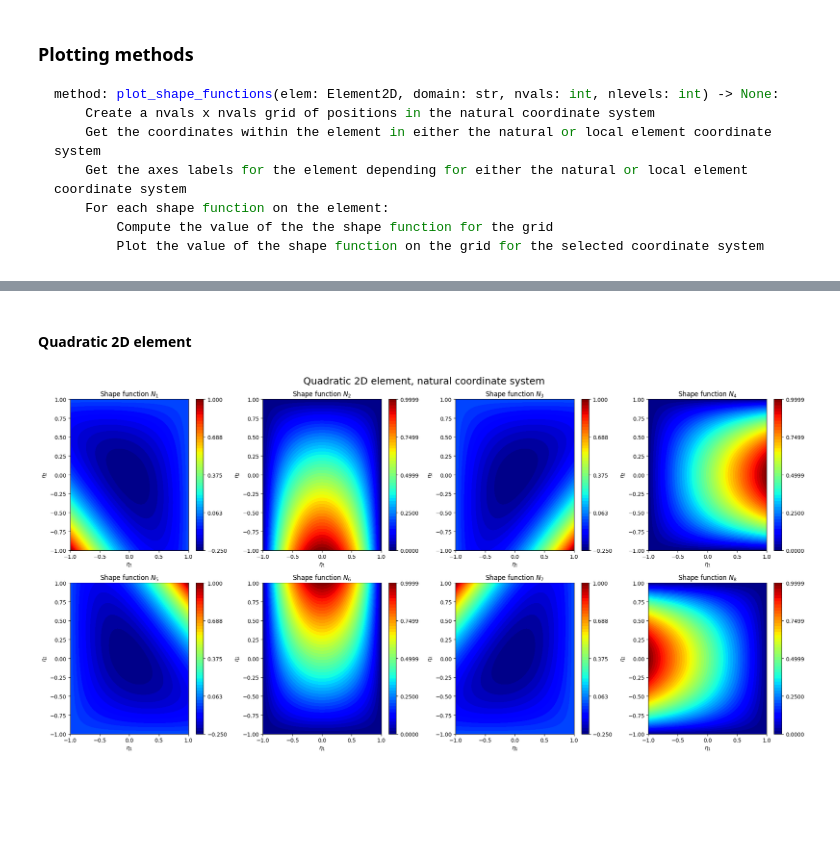
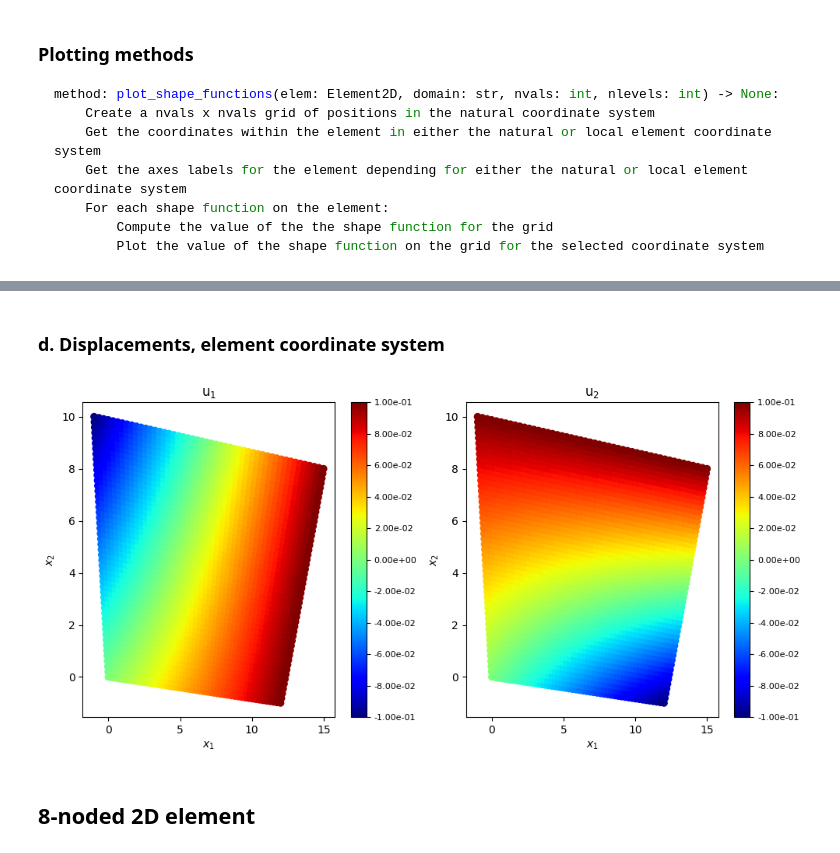
Before and after one commit to mnolaya/theory-of-fea, a Jupyter notebook: homeworks/hw2/hw2_soln.ipynb, the cells around one changed output, grey strips where cells are left out. Saved outputs shown, nothing was run; the diff lists cells and outputs as text; code cells hidden in the pictures; blank space fills up the shorter version.

```diff
--- a/homeworks/hw2/hw2_soln.ipynb
+++ b/homeworks/hw2/hw2_soln.ipynb
@@ -359,8 +374,9 @@ fig.tight_layout()
+# %% [markdown]
+### d. Displacements, element coordinate system
+# %%
+fig, axes = mfe.plot.plot_element_displacement(u_elem, x_grid, coord_sys='element', method='scatter')
+fig.tight_layout()
+# %% [output]
+[figure, added]
 # %% [markdown]
-#### Quadratic 2D element
+## 8-noded 2D element
-# %%
-fig, axes = plot_shape_functions(ELEMENTS['quad'], domain='natural', nvals=NVALS, nlevels=50)
-fig.suptitle('Quadratic 2D element, natural coordinate system', fontsize=18)
-fig.tight_layout()
-# %% [output]
-[figure, removed]
```
Also changed, not shown: parts of 32 cells of this notebook, 7 other files.
